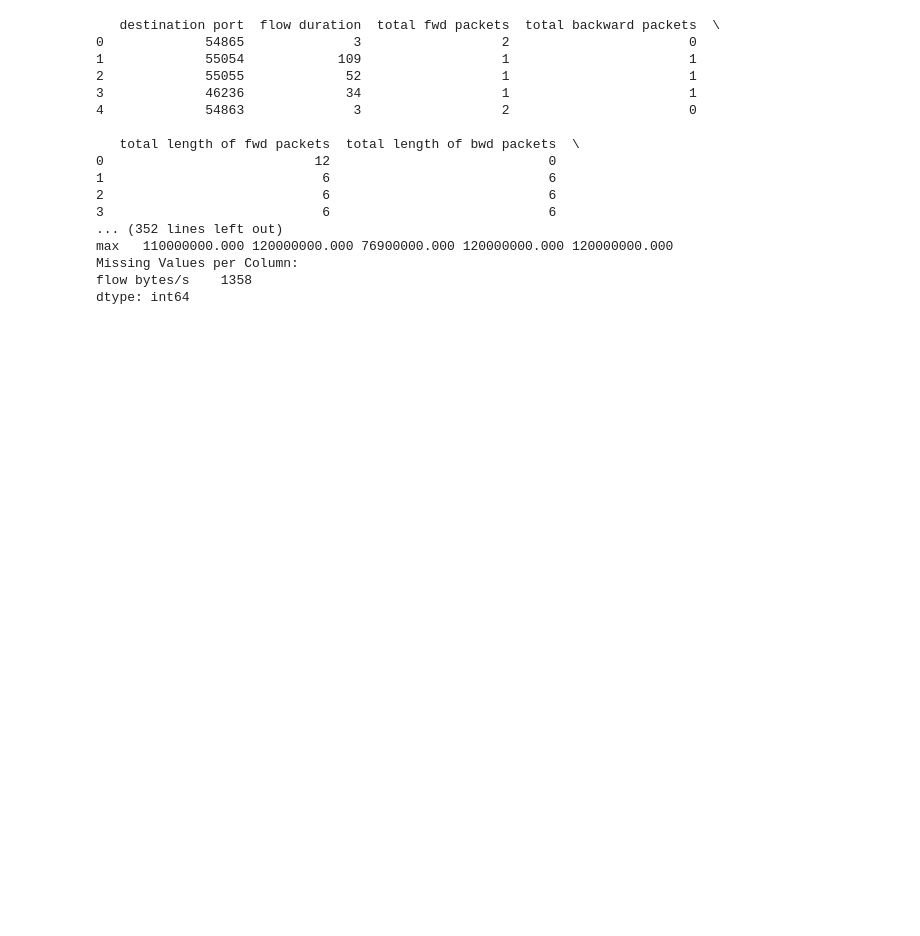
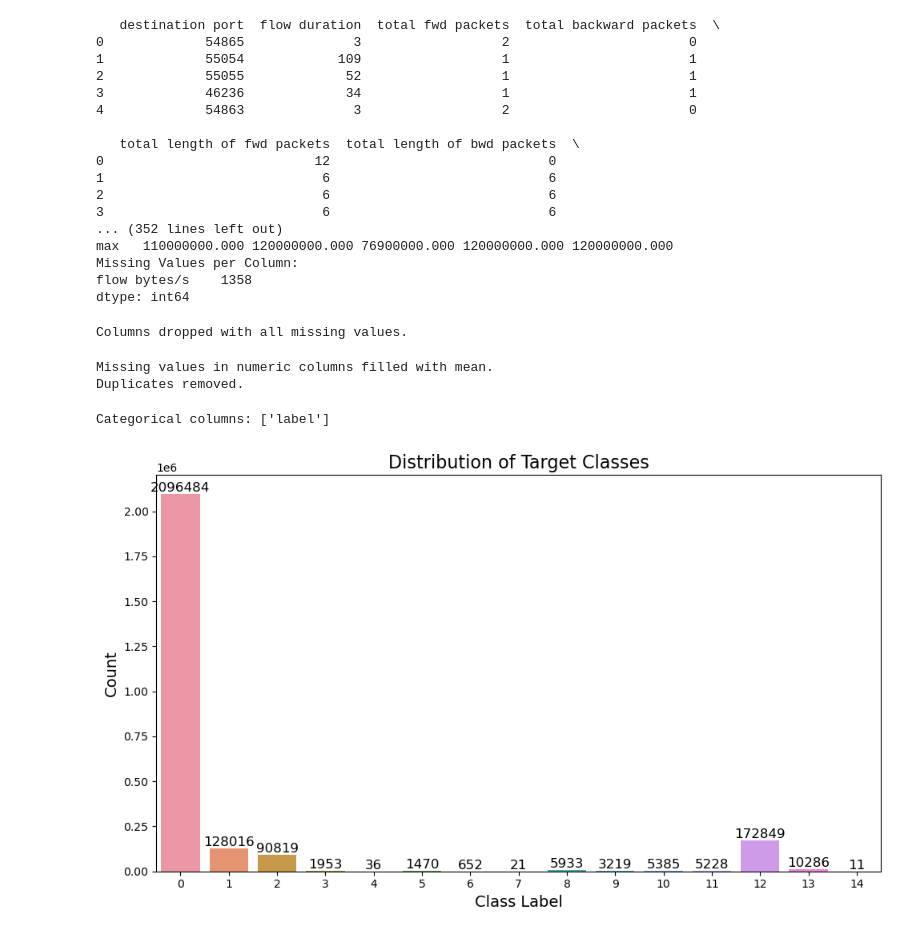
Before and after one commit to Adeelsaleem7/DS_Project_Predicting-Cybersecurity-Threats-Using-Anomaly-Detection-in-Network-Traffic, a Jupyter notebook: code_file.ipynb, the cells around one changed output. Saved outputs shown, nothing was run; the diff lists cells and outputs as text; code cells hidden in the pictures; blank space fills up the shorter version.

Commit message:
Added exploratory data analysis (EDA) with visualizations, including network traffic insights and anomaly detection graphs.

```diff
--- a/code_file.ipynb
+++ b/code_file.ipynb
@@ -92,3 +92,50 @@ max   110000000.000 120000000.000 76900000.000 120000000.000 120000000.000
 Missing Values per Column:
 flow bytes/s    1358
 dtype: int64
+# %%
+df.replace([np.inf, -np.inf], np.nan, inplace=True)  # Replace infinite values
+# %%
+df.dropna(axis=1, how='all', inplace=True)
+print("Columns dropped with all missing values.")
+# %% [output]
+Columns dropped with all missing values.
+# %%
+numeric_columns = df.select_dtypes(include=[np.number]).columns
+df[numeric_columns] = df[numeric_columns].fillna(df[numeric_columns].mean())
+print("Missing values in numeric columns filled with mean.")
+df.drop_duplicates(inplace=True)
+print("Duplicates removed.")
+# %% [output]
+Missing values in numeric columns filled with mean.
+Duplicates removed.
+# %%
+# Handle categorical features
+non_numeric_columns = df.select_dtypes(include=['object']).columns.tolist()
+print(f"Categorical columns: {non_numeric_columns}")
+if 'label' in non_numeric_columns:
+    df['label'] = df['label'].astype(str)
+    df['label'] = pd.factorize(df['label'])[0]
+    non_numeric_columns.remove('label')
+if non_numeric_columns:
+    df = pd.get_dummies(df, columns=non_numeric_columns)
+    print("Categorical features one-hot encoded.")
+# %% [output]
+Categorical columns: ['label']
+# %%
+# 1. Distribution of the target variable (class distribution)
+plt.figure(figsize=(10, 6))
+ax = sns.countplot(x='label', data=df)
+plt.title('Distribution of Target Classes', fontsize=16)
+plt.xlabel('Class Label', fontsize=14)
+plt.ylabel('Count', fontsize=14)
+# Add count labels on top of the bars
+for p in ax.patches:
+    ax.annotate(f'{int(p.get_height())}',
+                (p.get_x() + p.get_width()/2., p.get_height()),
+                ha='center', va='bottom', fontsize=12)
+plt.xticks(rotation=0)
+plt.tight_layout()
+plt.savefig('class_distribution.png')
+plt.show()
+# %% [output]
+[figure, added]
```
Also changed, not shown: parts of 6 cells of this notebook.
